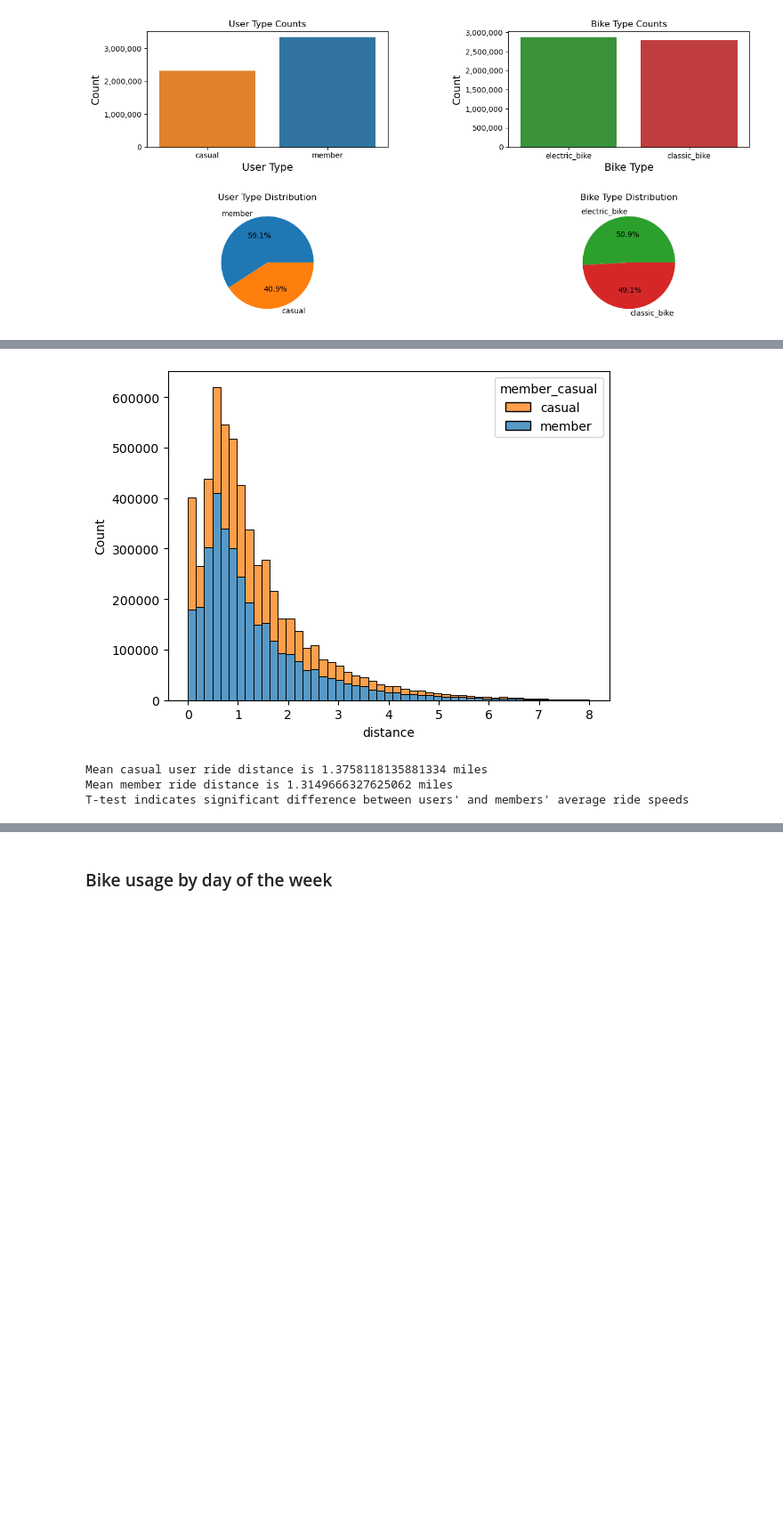
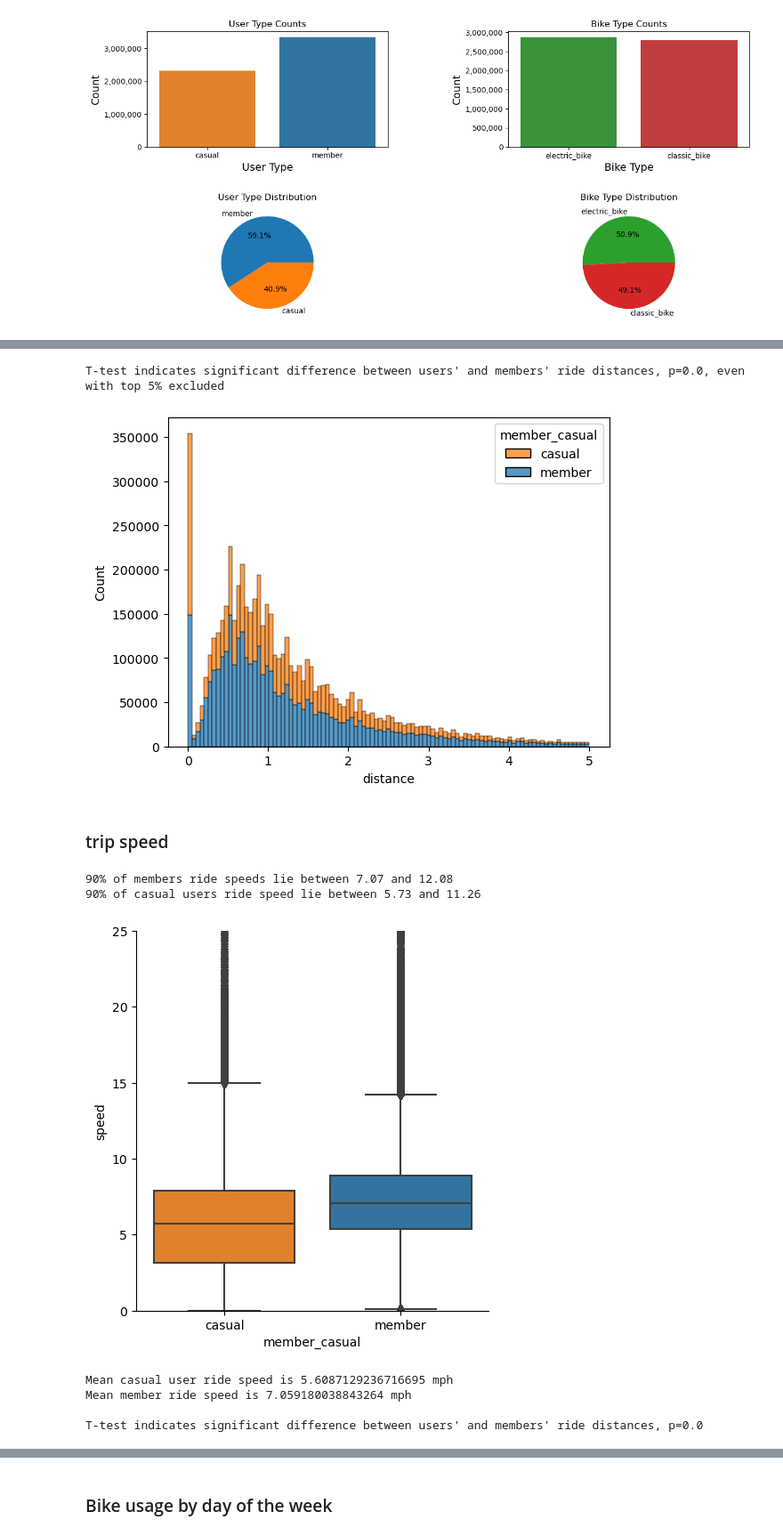
Before and after one commit to mosesibnmoses/Data-Portfolio, a Jupyter notebook: Bike share business analysis/Bike-share trips analysis.ipynb, the cells around one changed output, grey strips where cells are left out. Shown at 89% size. Drawn from its saved outputs; the diff is of its cells as text; code cells hidden in the pictures; blank space fills up the shorter version.

```diff
--- a/Bike share business analysis/Bike-share trips analysis.ipynb
+++ b/Bike share business analysis/Bike-share trips analysis.ipynb
@@ -290,19 +281,43 @@ T-test indicates significant difference between users' and members' ride distanc
+# %%
+dist_m=combined_df[(combined_df['member_casual']=='member') & (combined_df['distance']>0)&(combined_df['distance']<q95_m)]['distance']
+dist_c=combined_df[(combined_df['member_casual']=='casual') & (combined_df['distance']>0)&(combined_df['distance']<q95_c)]['distance']
+#print (dist_m,dist_c)
+statistic,p=ttest_ind(dist_c,dist_m)
+if p<0.05:
+    print (f"\nT-test indicates significant difference between users' and members' ride distances, p={p}, even with top 5% excluded")
+# %% [output]
+T-test indicates significant difference between users' and members' ride distances, p=0.0, even with top 5% excluded
 # %%
-bins = np.linspace(0, 8, 50)
+bins = np.linspace(0, 5, 100)
 sns.histplot(data=combined_df,x='distance',hue='member_casual',multiple='stack',bins=bins,palette=palette)
 plt.show()
 # %% [output]
-[figure, old version]
+[figure, new version]
-# %%
-statistic,p=ttest_ind(combined_df[combined_df['member_casual']=='member']['distance'].dropna(),
-                     combined_df[combined_df['member_casual']=='casual']['distance'].dropna())
-print('Mean casual user ride distance is {} miles'.format(combined_df.query('member_casual=="casual"')['distance'].mean()))
-print('Mean member ride distance is {} miles'.format(combined_df.query('member_casual=="member"')['distance'].mean()))
-
-if p<0.05:
-    print ("T-test indicates significant difference between users' and members' average ride speeds")
-# %% [output]
-Mean casual user ride distance is 1.3758118135881334 miles
-Mean member ride distance is 1.3149666327625062 miles
-T-test indicates significant difference between users' and members' average ride speeds
+# %% [markdown]
+### trip speed
+# %%
+q05_m,q95_m=report_iqr(combined_df[combined_df.member_casual=='member']['speed'])
+print (f'90% of members ride speeds lie between {q05_m} and {q95_m}')
+q05_c,q95_c=report_iqr(combined_df[combined_df.member_casual=='casual']['speed'])
+print (f'90% of casual users ride speed lie between {q05_c} and {q95_c}')
+# %% [output]
+90% of members ride speeds lie between 7.07 and 12.08
+90% of casual users ride speed lie between 5.73 and 11.26
+# %%
+sns.catplot(data=combined_df,x='member_casual',y='speed',kind='box',palette=palette)
+plt.ylim([0,25])
+plt.show()
+statistic,p=ttest_ind(combined_df[combined_df['member_casual']=='member']['speed'].dropna(),
+                     combined_df[combined_df['member_casual']=='casual']['speed'].dropna())
+print('Mean casual user ride speed is {} mph'.format(combined_df.query('member_casual=="casual"')['speed'].mean()))
+print('Mean member ride speed is {} mph'.format(combined_df.query('member_casual=="member"')['speed'].mean()))
+
+if p<0.05:
+    print (f"\nT-test indicates significant difference between users' and members' ride distances, p={p}")
+# %% [output]
+[figure, added]
+Mean casual user ride speed is 5.6087129236716695 mph
+Mean member ride speed is 7.059180038843264 mph
+
+T-test indicates significant difference between users' and members' ride distances, p=0.0
 # %%
```
Also changed, not shown: parts of 21 cells of this notebook.
